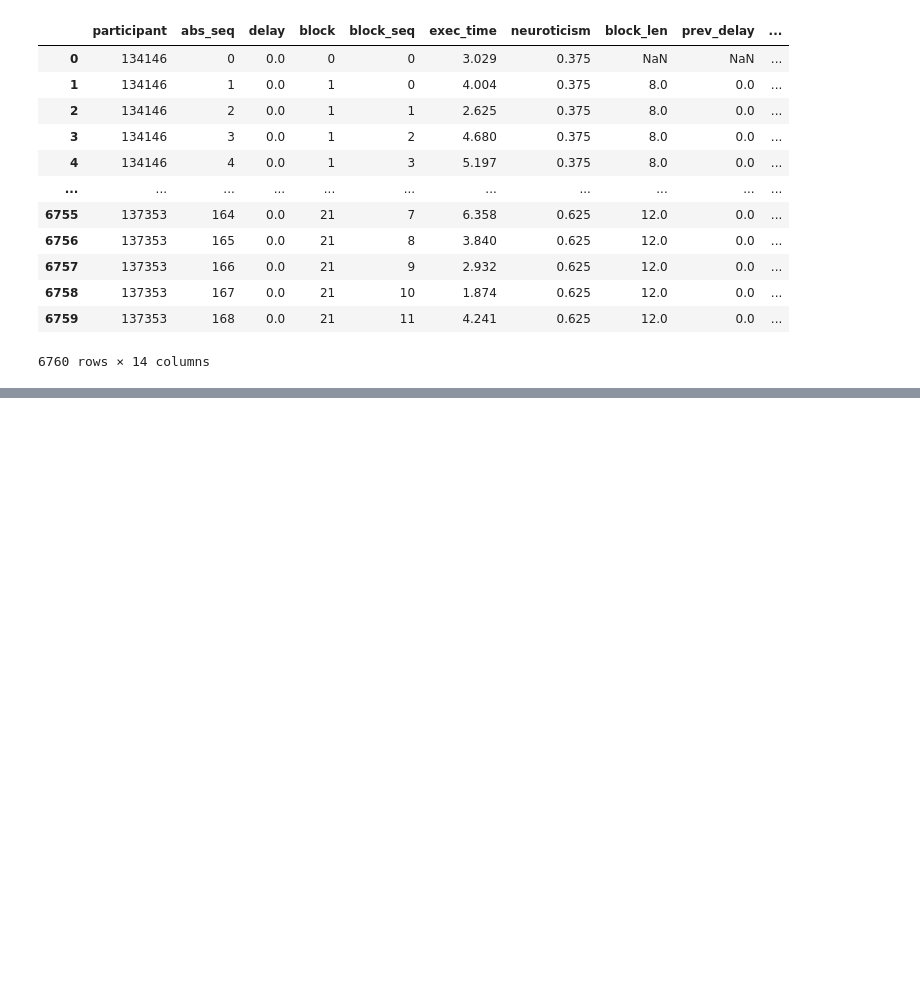
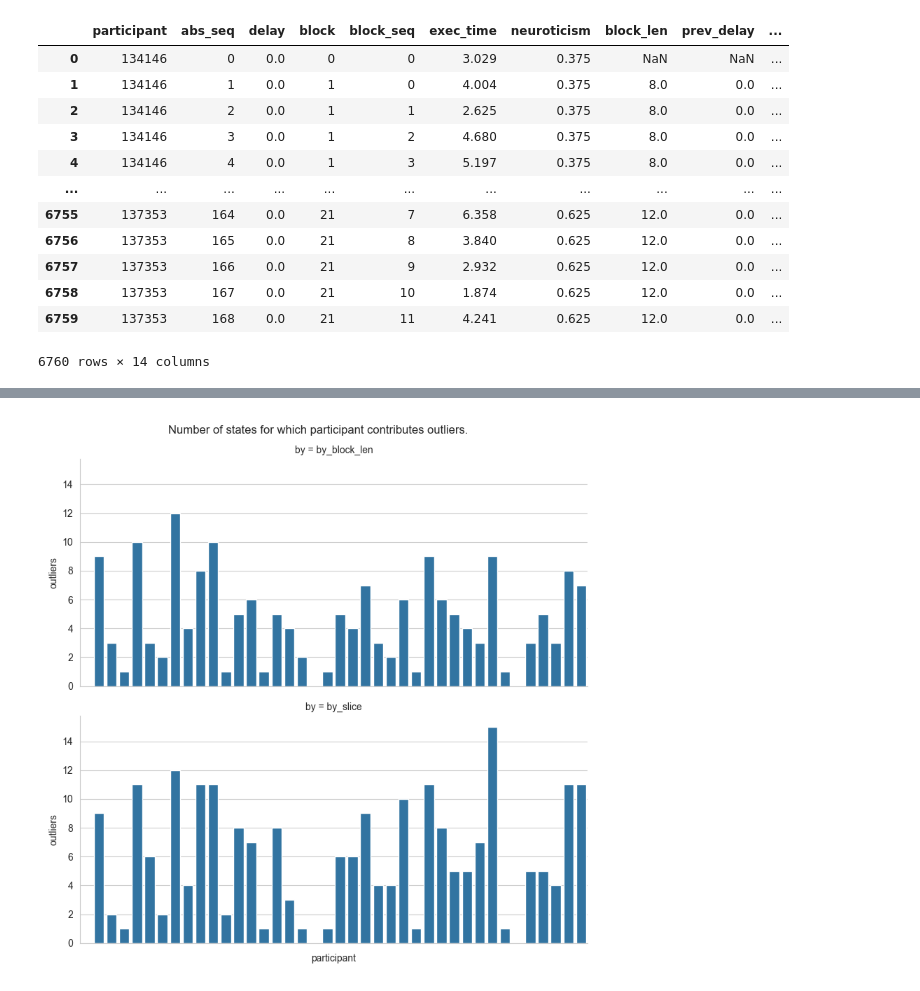
Before and after one commit to molguin92/EdgeDroid2, a Jupyter notebook: analysis_2023/paper_validation.ipynb, the cells around one changed output, grey strips where cells are left out. Cells and saved outputs as stored; diff of their text form; code cells hidden in the pictures; blank space fills up the shorter version.

```diff
--- a/analysis_2023/paper_validation.ipynb
+++ b/analysis_2023/paper_validation.ipynb
@@ -185,0 +356,29 @@ fg = sns.catplot(data=mean_exec_time_block, x="delay",y="exec_time", hue="prev_b
+# %%
+iqr_outliers_unique = pd.DataFrame(columns=["by_block_len", "by_slice"], index=data["participant"].unique())
+for p in data["participant"].unique():
+    iqr_outliers_unique.loc[p, ["by_block_len", "by_slice"]] = 0
+
+for _, df in data.groupby(["prev_ttf", "prev_block_len"]):
+    low_bound, high_bound = get_iqr_bounds(df["exec_time"])
+
+    participants = df.loc[((df["exec_time"] > high_bound) | (df["exec_time"] < low_bound)), "participant"].unique()
+    for p in participants:
+        iqr_outliers_unique.loc[p, "by_block_len"] = iqr_outliers_unique.loc[p, "by_block_len"] + 1
+
+for _, df in data.groupby(["prev_ttf", "prev_duration"]):
+    low_bound, high_bound = get_iqr_bounds(df["exec_time"])
+
+    participants = df.loc[((df["exec_time"] > high_bound) | (df["exec_time"] < low_bound)), "participant"].unique()
+    for p in participants:
+        iqr_outliers_unique.loc[p, "by_slice"] = iqr_outliers_unique.loc[p, "by_slice"] + 1
+
+iqr_outliers_unique = iqr_outliers_unique.stack().reset_index().rename(columns={"level_0": "participant", "level_1": "by", 0: "outliers"})
+
+fg = sns.catplot(data=iqr_outliers_unique, kind="bar", x="participant", y="outliers", row="by", height=4, aspect=2)
+for ax in fg.axes.flat:
+    ax.set_xticklabels(ax.get_xticklabels(), rotation=90)
+fg.fig.suptitle("Number of states for which participant contributes outliers.")
+fg.fig.tight_layout()
+plt.show()
+# %% [output]
+[figure, added]
```
Also changed, not shown: parts of 8 cells of this notebook, 2 other files.
